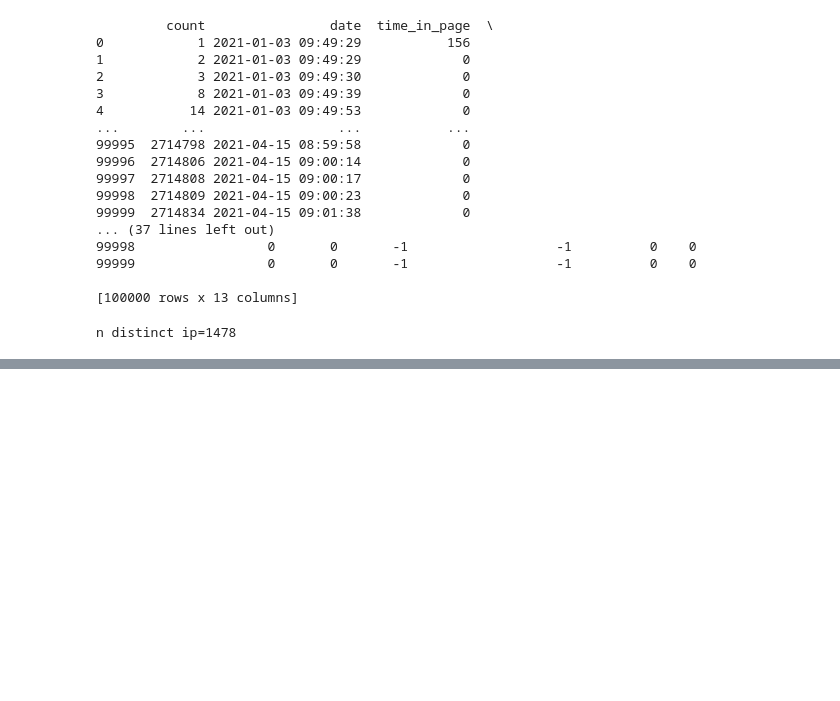
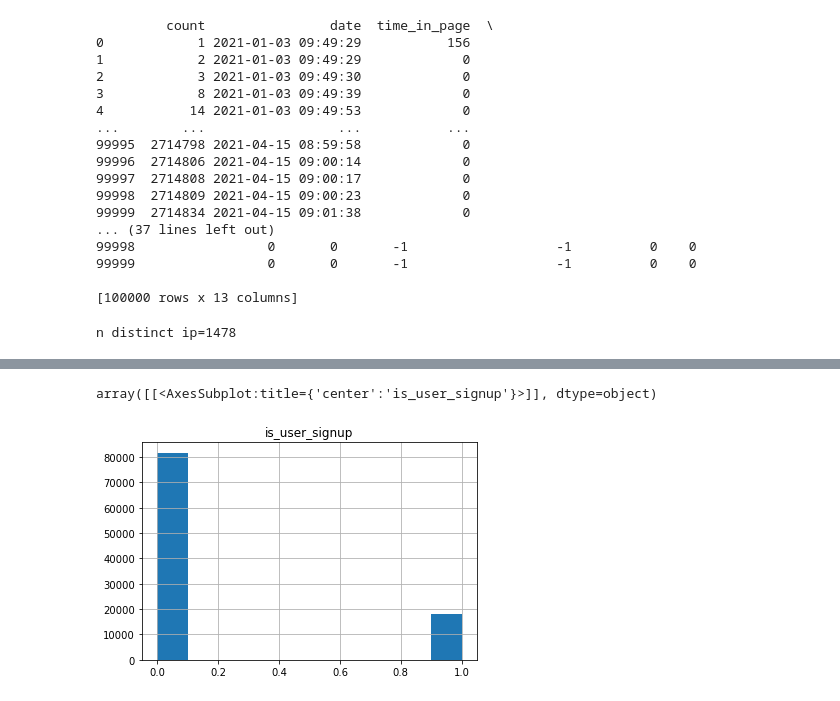
Before and after one commit to francobelloni85/DataMiningUni, a Jupyter notebook: BotDetection.ipynb, the cells around one changed output, grey strips where cells are left out. Cells and saved outputs as stored; diff of their text form; code cells hidden in the pictures; blank space fills up the shorter version.

```diff
--- a/BotDetection.ipynb
+++ b/BotDetection.ipynb
@@ -423,0 +614,7 @@ Time elapse:343.9047 s
+# %%
+data_result.loc[data_result.userID > 1, 'is_user_signup'] = 1
+# %%
+data_result.hist(column='is_user_signup')
+# %% [output]
+array([[<AxesSubplot:title={'center':'is_user_signup'}>]], dtype=object)
+[figure, added]
```
Also changed, not shown: parts of 42 cells of this notebook, 1 other file.
